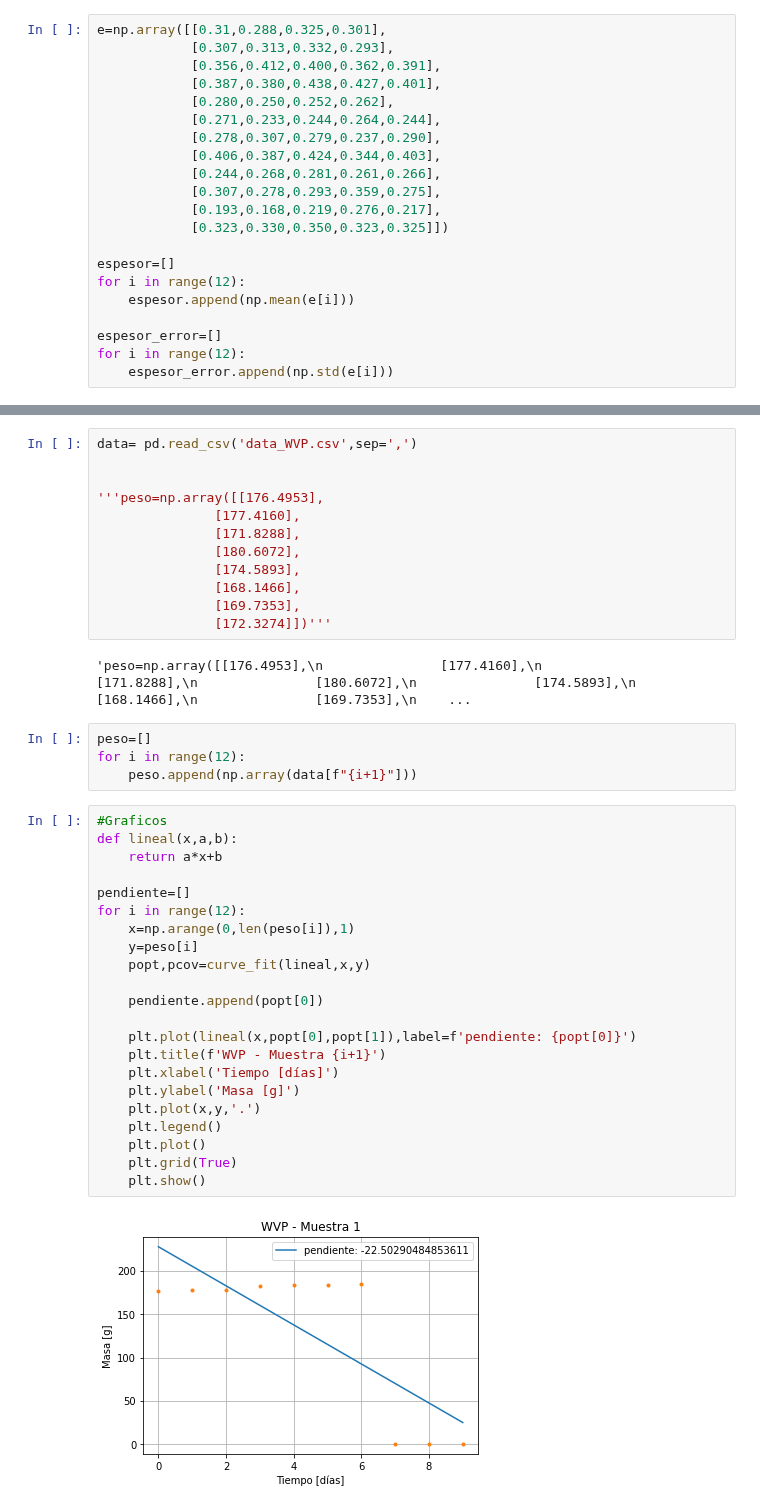
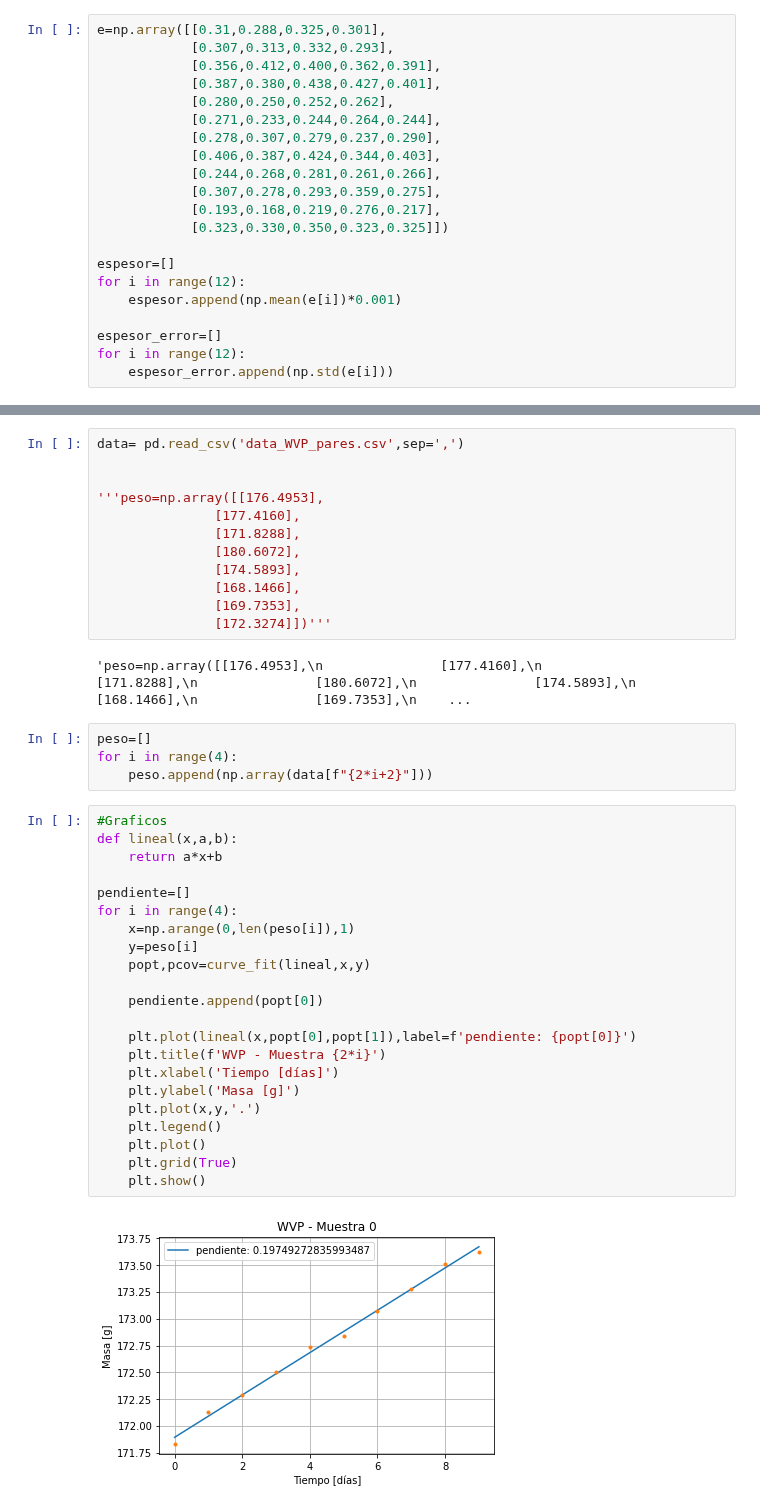
Before and after one commit to fyulita/laboratorio-6-y-7, a Jupyter notebook: WVP/WVP.ipynb, the cells around one changed output, grey strips where cells are left out. Drawn from its saved outputs; the diff is of its cells as text.

```diff
--- a/WVP/WVP.ipynb
+++ b/WVP/WVP.ipynb
@@ -29,7 +29,7 @@ e=np.array([[0.31,0.288,0.325,0.301],
 
 espesor=[]
 for i in range(12):
-    espesor.append(np.mean(e[i]))
+    espesor.append(np.mean(e[i])*0.001)
 
 espesor_error=[]
 for i in range(12):
@@ -37,7 +41,7 @@ for i in range(12):
 # %% [markdown]
 #### Pesamos todos los días las 8 celdas:
 # %%
-data= pd.read_csv('data_WVP.csv',sep=',')
+data= pd.read_csv('data_WVP_pares.csv',sep=',')
 
 
 '''peso=np.array([[176.4953],
@@ -52,29 +56,29 @@ data= pd.read_csv('data_WVP.csv',sep=',')
 'peso=np.array([[176.4953],\n               [177.4160],\n               [171.8288],\n               [180.6072],\n               [174.5893],\n               [168.1466],\n               [169.7353],\n    ...
 # %%
 peso=[]
-for i in range(12):
-    peso.append(np.array(data[f"{i+1}"]))
+for i in range(4):
+    peso.append(np.array(data[f"{2*i+2}"]))
 # %%
 #Graficos
 def lineal(x,a,b):
     return a*x+b
 
 pendiente=[]
-for i in range(12):
+for i in range(4):
     x=np.arange(0,len(peso[i]),1)
     y=peso[i]
     popt,pcov=curve_fit(lineal,x,y)
 
     pendiente.append(popt[0])
 
     plt.plot(lineal(x,popt[0],popt[1]),label=f'pendiente: {popt[0]}')
-    plt.title(f'WVP - Muestra {i+1}')
+    plt.title(f'WVP - Muestra {2*i}')
     plt.xlabel('Tiempo [días]')
     plt.ylabel('Masa [g]')
     plt.plot(x,y,'.')
     plt.legend()
     plt.plot()
     plt.grid(True)
     plt.show()
 # %% [output]
-[figure, old version]
+[figure, new version]
```
Also changed, not shown: parts of 5 cells of this notebook, 12 other files.
